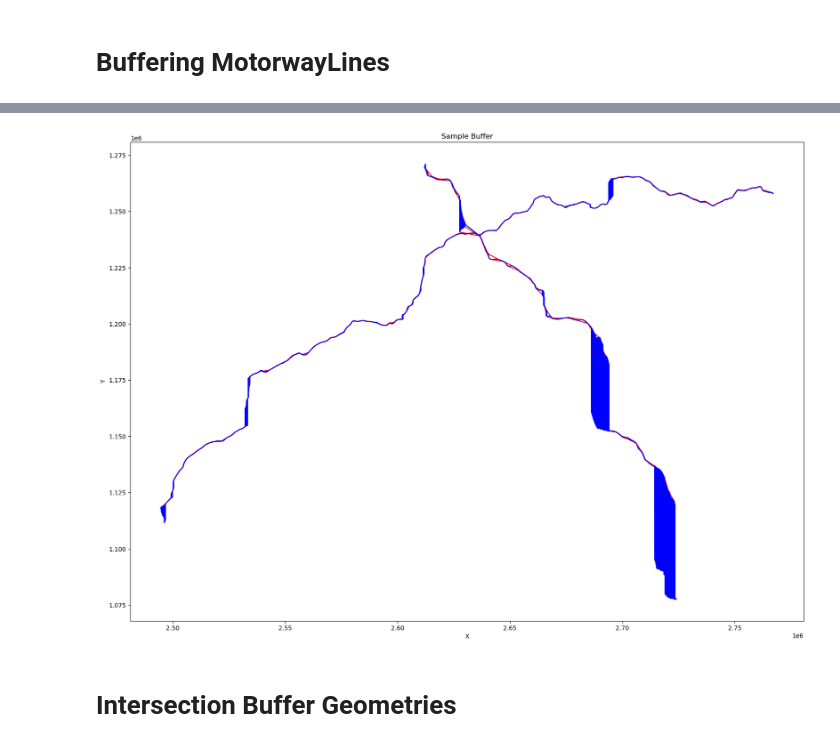
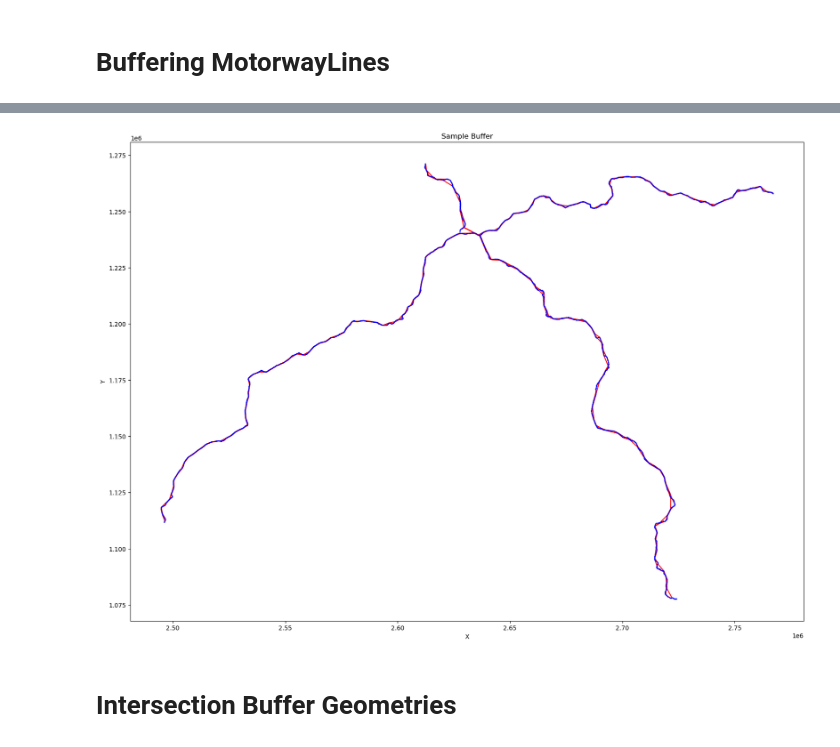
Before and after one commit to chrisvanklutter/GEO877_Spatial_Algorithms_Haklay, a Jupyter notebook: data_Preprocessing.ipynb, the cells around one changed output, grey strips where cells are left out. Cells and saved outputs as stored; diff of their text form; code cells hidden in the pictures.

```diff
--- a/data_Preprocessing.ipynb
+++ b/data_Preprocessing.ipynb
@@ -60,5 +171,8 @@ class MotorwaySegment(Segment):
 # %%
 def name_mapping(in_name):
+    """
+    Single use function to map names of the OSM data to custom names e.g.: A1;A4 -> 1; A1 -> 1
+    """
     #special cases, checked on QGIS:
     name_map = {"32": 1,
             "A1;A4": 1,
@@ -454,11 +630,24 @@ if plot_steps:
 # Buffering MotorwayLines
 # %%
 from Buffer import buffer
+# %%
+### FUNCTION FROM CHAT GPT ###
+def simplify_points(points_list, epsilon):
+    result = []
+    for points in points_list:
+        simplified_points = [points[0]]
+        for i in range(1, len(points)):
+            x1, y1 = simplified_points[-1].x, simplified_points[-1].y
+            x2, y2 = points[i].x, points[i].y
+            if sqrt((x2 - x1) ** 2 + (y2 - y1) ** 2) > epsilon:
+                simplified_points.append(points[i])
+        result.append(simplified_points)
+    return result
 # %%
 astra = read_from_pickle("motorway_ch_lines.pkl")
 osm = read_from_pickle("motorway_osm_lines.pkl")
 
-list_unique_points_astra = [mw_line.removeDuplicates().points for mw_line in astra]
+list_unique_points_astra = simplify_points([mw_line.removeDuplicates(print_change=False).points for mw_line in astra], 99)
 #buffered_astra = buffer(nodes=list_unique_points_astra[0], dist=10, nn=20, reduction=50)
-buffered_astra = list(map(lambda points: buffer(nodes=points, dist=10, nn=3, reduction=50), list_unique_points_astra[:2]))
+buffered_astra = list(map(lambda points: buffer(nodes=points, dist=100, nn=3, reduction=25), list_unique_points_astra[:2]))
 write_to_pickle(buffered_astra, "buffered_astra.pkl")
@@ -486,4 +654,4 @@ The old line had 548 points, now we only have 276.
 # %%
-list_unique_points_osm = [mw_line.removeDuplicates().points for mw_line in osm]
-buffered_osm = list(map(lambda points: buffer(nodes=points, dist=10, nn=3, reduction=50), list_unique_points_osm[:2]))
+list_unique_points_osm = [mw_line.removeDuplicates(print_change=False).points for mw_line in osm]
+buffered_osm = list(map(lambda points: buffer(nodes=points, dist=100, nn=3, reduction=50), list_unique_points_osm[:2]))
 write_to_pickle(buffered_osm, "buffered_osm.pkl")
@@ -511,29 +658,27 @@ The old line had 368 points, now we only have 188.
 # %%
 fig, ax0 = plt.subplots(figsize = (20,20))
 
 buffered_astra_segments = [[p1,p2] for p1,p2 in zip(buffered_astra[0], buffered_astra[1])]
 buffered_osm_segments = [[p1,p2] for p1,p2 in zip(buffered_osm[0], buffered_osm[1])]
 
 
 for polygon in buffered_astra:
     ax0.plot([p.x for p in polygon.points],
              [p.y for p in polygon.points], color = 'red')
 
 for mwayline in motorway_ch_lines[:2]:
-
-    ax0.plot([p.x for p in sorting_PointGroup(mwayline.points)],
-             [p.y for p in sorting_PointGroup(mwayline.points)], color = 'blue')
+    mwayline.removeDuplicates(print_change=False).plot_seg(ax=ax0, color="blue")
 
 #for polygon in buffered_osm:
 #    ax0.plot([p.x for p in polygon.points],
 #             [p.y for p in polygon.points], color = 'blue')
 
 ax0.set_xlabel('X')
 ax0.set_ylabel('Y')
 ax0.set_title('Sample Buffer')
 ax0.set_aspect('equal')
 # %% [output]
-[figure, old version]
+[figure, new version]
 # %% [markdown]
 # Intersection Buffer Geometries
 # %%
```
Also changed, not shown: parts of 30 cells of this notebook, 11 other files.
